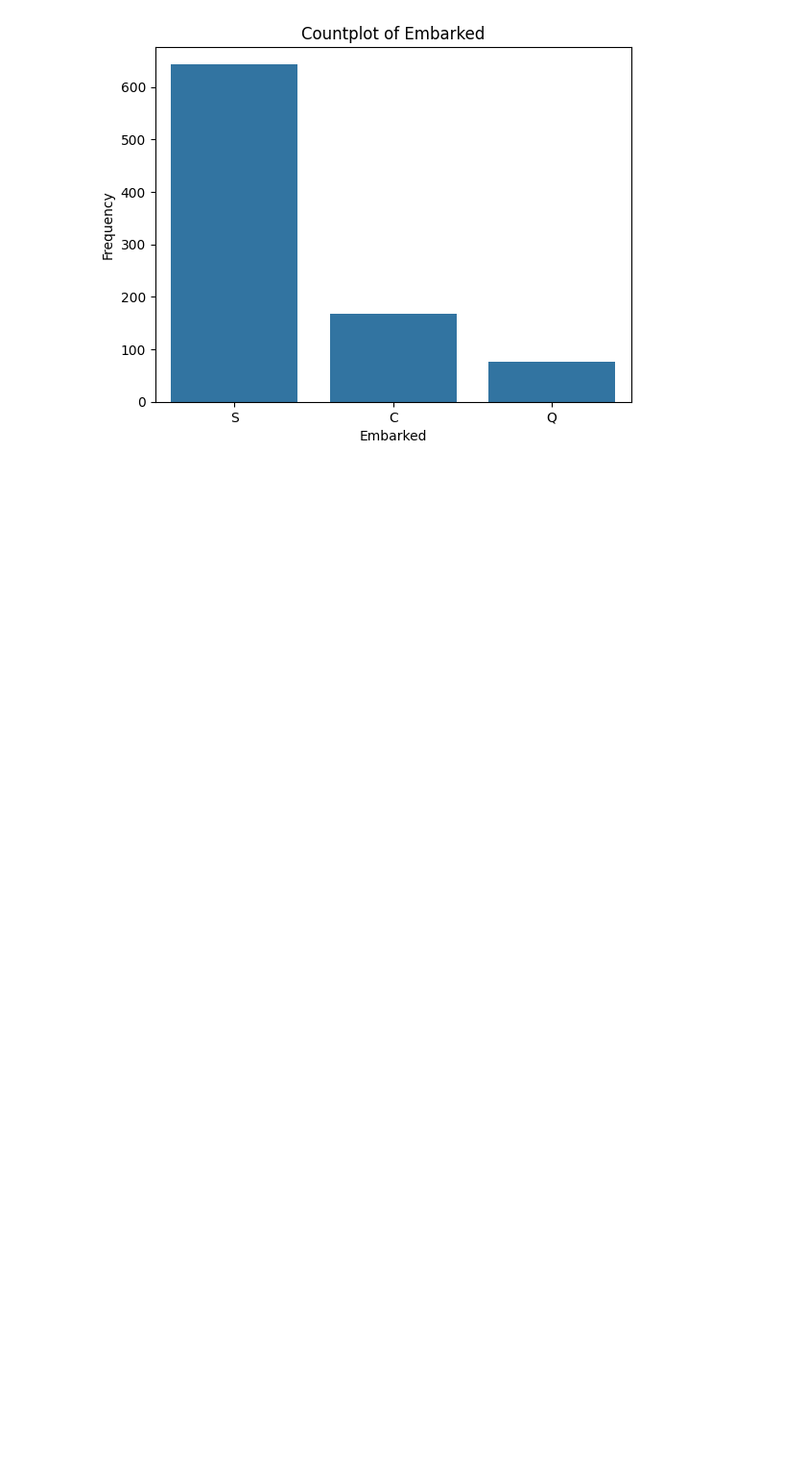
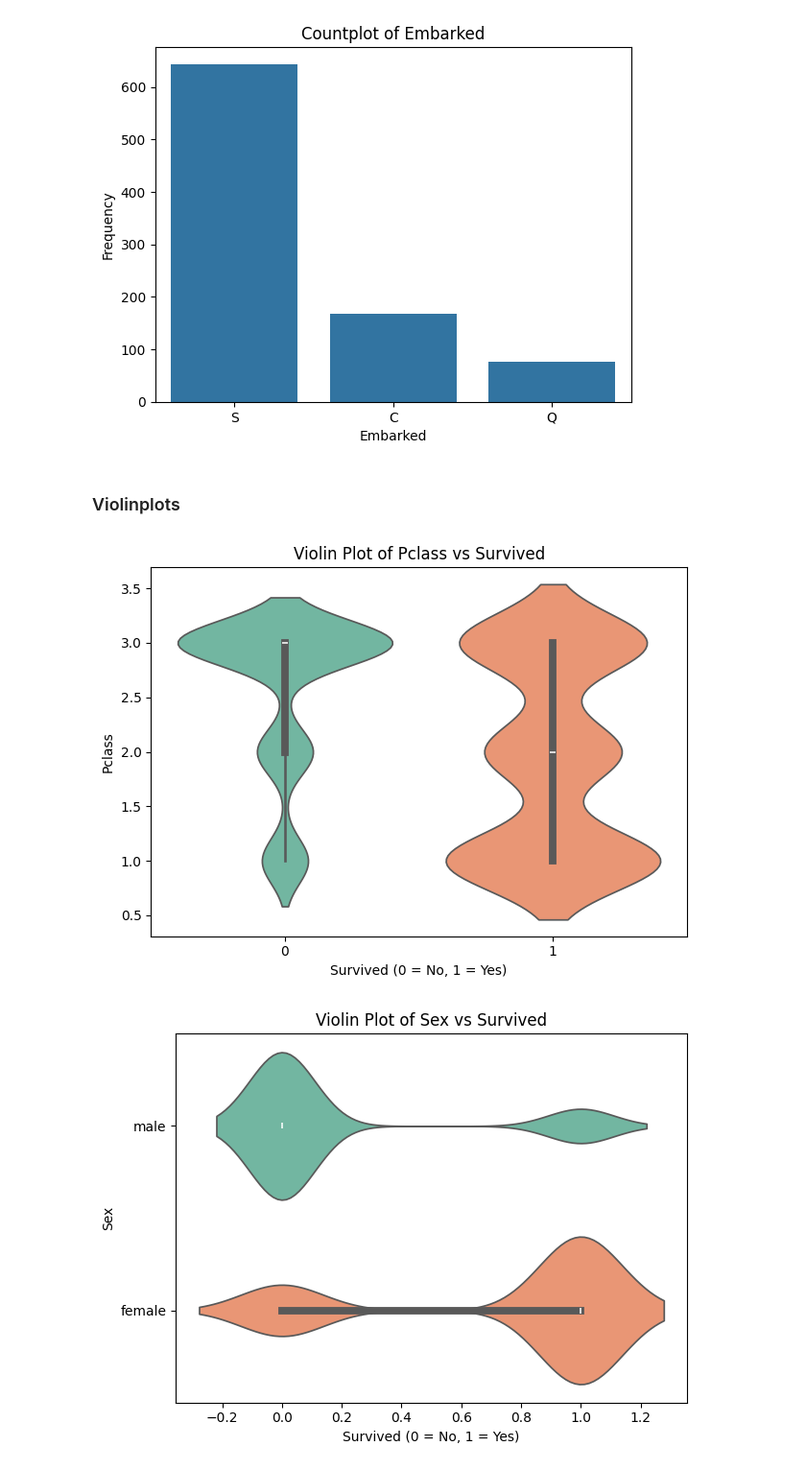
Before and after one commit to dhinoja-rajan/Task-2_Elevate_Labs_Internship, a Jupyter notebook: Task-2_Exploratory Data Analysis (EDA).ipynb, the cells around one changed output. Shown at 96% size. Drawn from its saved outputs; the diff is of its cells as text; code cells hidden in the pictures; blank space fills up the shorter version.

```diff
--- a/Task-2_Exploratory Data Analysis (EDA).ipynb
+++ b/Task-2_Exploratory Data Analysis (EDA).ipynb
@@ -156,3 +160,18 @@ for col in valid_cols:
 [figure]
 [figure]
 [figure]
+# %% [markdown]
+### Violinplots
+# %%
+target_col = 'Survived'
+for col in valid_cols:
+    if col != target_col:
+        sns.violinplot(x=target_col, y=col, data=dataset, palette='Set2')
+        plt.title(f'Violin Plot of {col} vs {target_col}')
+        plt.xlabel(f'{target_col} (0 = No, 1 = Yes)')
+        plt.ylabel(col)
+        plt.tight_layout()
+        plt.show()
+# %% [output]
+[figure, added]
+[figure, added]
```
Also changed, not shown: parts of 4 cells of this notebook, 1 other file.
